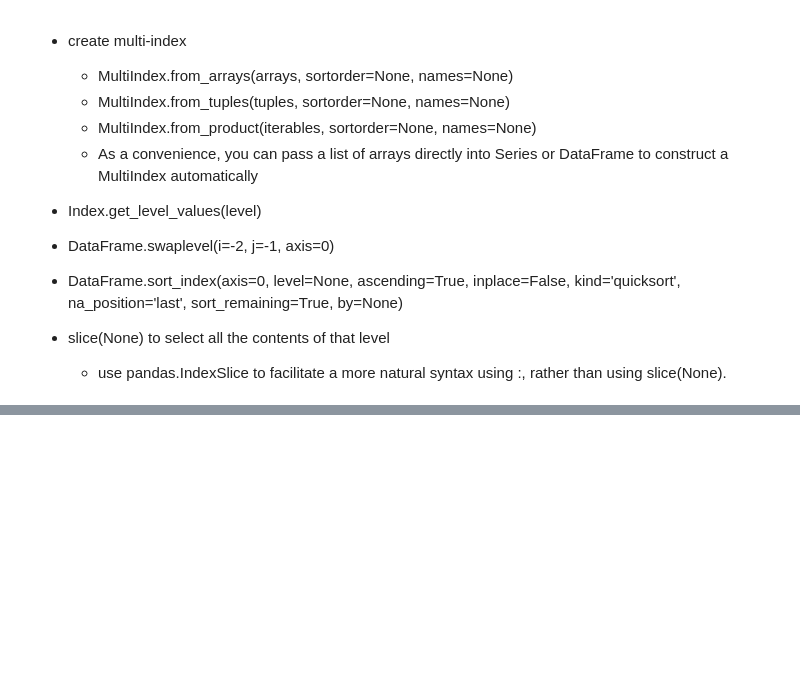
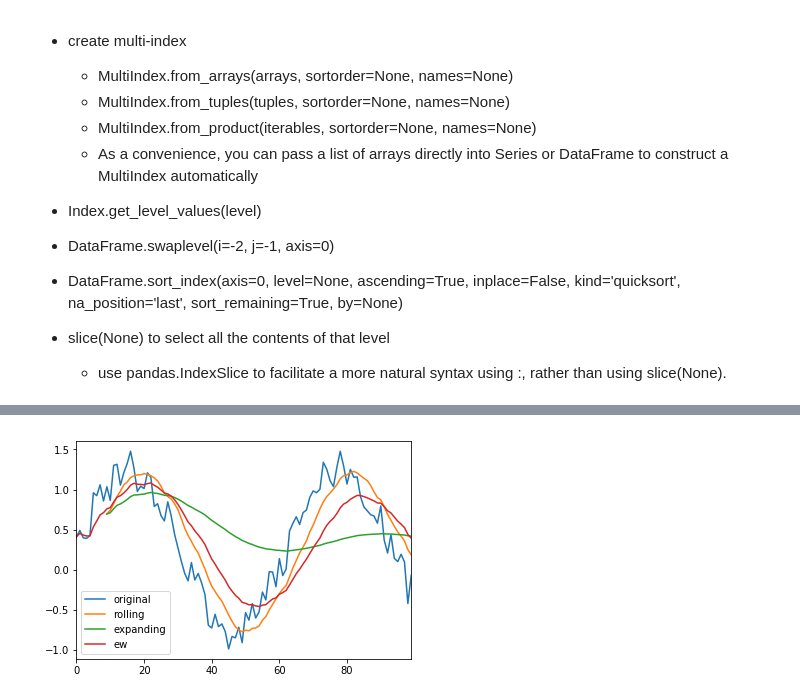
Before and after one commit to edging1218/CodingExercise, a Jupyter notebook: Documentation.ipynb, the cells around one changed output, grey strips where cells are left out. Drawn from its saved outputs; the diff is of its cells as text; code cells hidden in the pictures; blank space fills up the shorter version.

```diff
--- a/Documentation.ipynb
+++ b/Documentation.ipynb
@@ -405,0 +509,12 @@ df.query('c == [3,4]')
+# %%
+x = np.linspace(0,10,100)
+y = np.sin(x)+0.5*np.random.random(100)
+s = pd.Series(y)
+ax = s.plot(label='original')
+s.rolling(window=10).mean().plot(ax=ax, label='rolling')
+s.expanding(10).mean().plot(ax=ax, label='expanding')
+s.ewm(com=10).mean().plot(ax=ax, label='ew')
+plt.legend()
+plt.show()
+# %% [output]
+[figure, added]
```
Also changed, not shown: parts of 20 cells of this notebook, 2 other files.
